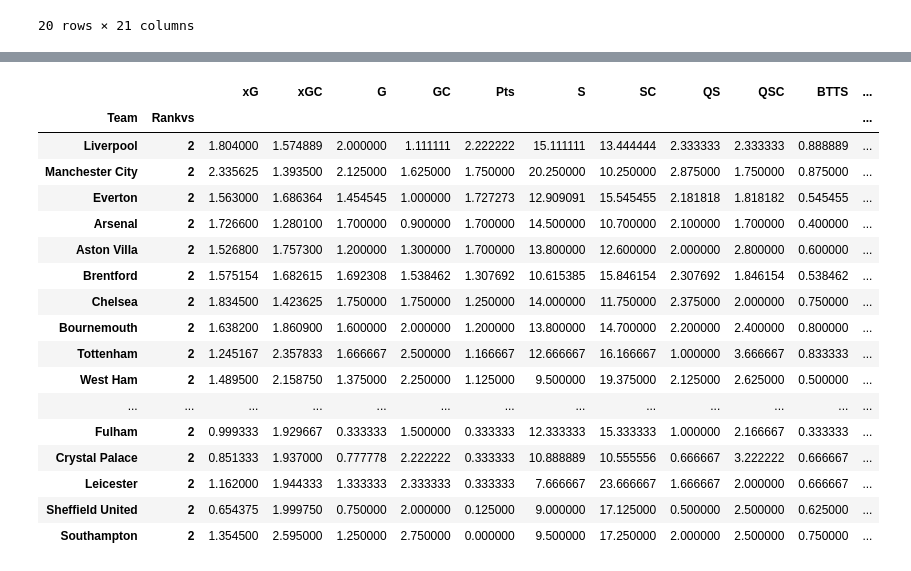
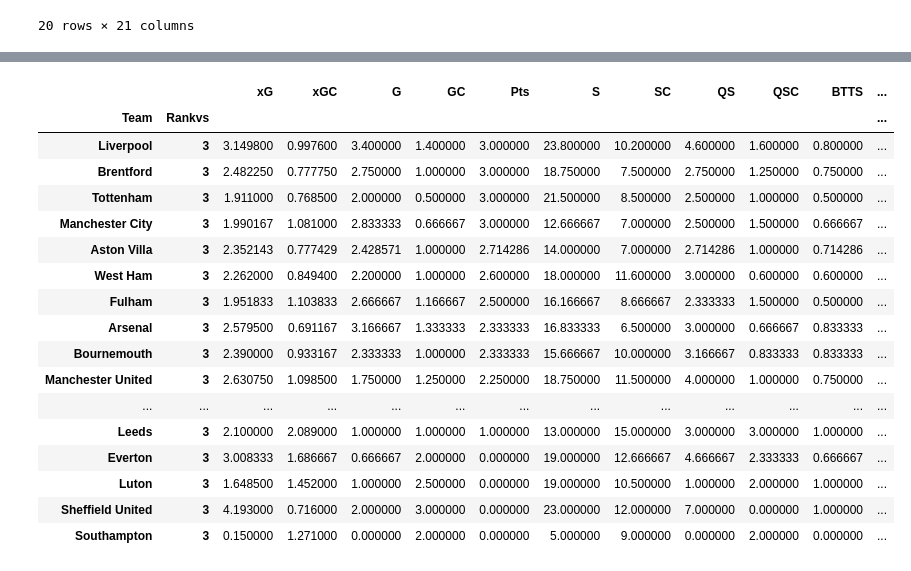
Before and after one commit to rpenn97/score_prediction_tool, a Jupyter notebook: Backend/Dataframe_generator.ipynb, the cells around one changed output, grey strips where cells are left out. Drawn from its saved outputs; the diff is of its cells as text; code cells hidden in the pictures.

```diff
--- a/Backend/Dataframe_generator.ipynb
+++ b/Backend/Dataframe_generator.ipynb
@@ -319,4 +310,6 @@ eng_r2_a_df
 # %%
+# Tables based on dataframes for rankvs against ranks 1,2 and 3
+
 def home_away_rank_table(df):
     # changes to df
     df['match_ID'] = df['ID'].apply(lambda x:x[-5:])
@@ -381,49 +374,49 @@ def home_away_rank_table(df):
     r2_h_table['home?'] = 1
     r3_h_table['home?'] = 1
     r1_a_table['home?'] = 0
     r2_a_table['home?'] = 0
     r3_a_table['home?'] = 0
 
     r1_h_table['GD'] = r1_h_table['G'] - r1_h_table['GC']
     r2_h_table['GD'] = r2_h_table['G'] - r2_h_table['GC']
     r3_h_table['GD'] = r3_h_table['G'] - r3_h_table['GC']
     r1_a_table['GD'] = r1_a_table['G'] - r1_a_table['GC']
     r2_a_table['GD'] = r2_a_table['G'] - r2_a_table['GC']
     r3_a_table['GD'] = r3_a_table['G'] - r3_a_table['GC']
 
     r1_h_table = r1_h_table.sort_values('Pts', ascending=False)
     r2_h_table = r2_h_table.sort_values('Pts', ascending=False)
     r3_h_table = r3_h_table.sort_values('Pts', ascending=False)
     r1_a_table = r1_a_table.sort_values('Pts', ascending=False)
     r2_a_table = r2_a_table.sort_values('Pts', ascending=False)
     r3_a_table = r3_a_table.sort_values('Pts', ascending=False)
 
     return r1_h_table, r2_h_table, r3_h_table, r1_a_table, r2_a_table, r3_a_table
 
 r1_h_eng,r2_h_eng,r3_h_eng,r1_a_eng,r2_a_eng,r3_a_eng = home_away_rank_table(eng_df_updated)
 r1_h_fra,r2_h_fra,r3_h_fra,r1_a_fra,r2_a_fra,r3_a_fra = home_away_rank_table(fra_df_updated)
 r1_h_ger,r2_h_ger,r3_h_ger,r1_a_ger,r2_a_ger,r3_a_ger = home_away_rank_table(ger_df_updated)
 r1_h_ita,r2_h_ita,r3_h_ita,r1_a_ita,r2_a_ita,r3_a_ita = home_away_rank_table(ita_df_updated)
 r1_h_spa,r2_h_spa,r3_h_spa,r1_a_spa,r2_a_spa,r3_a_spa = home_away_rank_table(spa_df_updated)
-r2_a_eng
+r3_h_eng
 # %% [output]
 |  |  | xG | xGC | G | GC | Pts | S | SC | QS | QSC | BTTS | ... |
 | Team | Rankvs |  |  |  |  |  |  |  |  |  |  | ... |
-| Liverpool | 2 | 1.804000 | 1.574889 | 2.000000 | 1.111111 | 2.222222 | 15.111111 | 13.444444 | 2.333333 | 2.333333 | 0.888889 | ... |
-| Manchester City | 2 | 2.335625 | 1.393500 | 2.125000 | 1.625000 | 1.750000 | 20.250000 | 10.250000 | 2.875000 | 1.750000 | 0.875000 | ... |
-| Everton | 2 | 1.563000 | 1.686364 | 1.454545 | 1.000000 | 1.727273 | 12.909091 | 15.545455 | 2.181818 | 1.818182 | 0.545455 | ... |
-| Arsenal | 2 | 1.726600 | 1.280100 | 1.700000 | 0.900000 | 1.700000 | 14.500000 | 10.700000 | 2.100000 | 1.700000 | 0.400000 | ... |
-| Aston Villa | 2 | 1.526800 | 1.757300 | 1.200000 | 1.300000 | 1.700000 | 13.800000 | 12.600000 | 2.000000 | 2.800000 | 0.600000 | ... |
-| Brentford | 2 | 1.575154 | 1.682615 | 1.692308 | 1.538462 | 1.307692 | 10.615385 | 15.846154 | 2.307692 | 1.846154 | 0.538462 | ... |
-| Chelsea | 2 | 1.834500 | 1.423625 | 1.750000 | 1.750000 | 1.250000 | 14.000000 | 11.750000 | 2.375000 | 2.000000 | 0.750000 | ... |
-| Bournemouth | 2 | 1.638200 | 1.860900 | 1.600000 | 2.000000 | 1.200000 | 13.800000 | 14.700000 | 2.200000 | 2.400000 | 0.800000 | ... |
-| Tottenham | 2 | 1.245167 | 2.357833 | 1.666667 | 2.500000 | 1.166667 | 12.666667 | 16.166667 | 1.000000 | 3.666667 | 0.833333 | ... |
-| West Ham | 2 | 1.489500 | 2.158750 | 1.375000 | 2.250000 | 1.125000 | 9.500000 | 19.375000 | 2.125000 | 2.625000 | 0.500000 | ... |
+| Liverpool | 3 | 3.149800 | 0.997600 | 3.400000 | 1.400000 | 3.000000 | 23.800000 | 10.200000 | 4.600000 | 1.600000 | 0.800000 | ... |
+| Brentford | 3 | 2.482250 | 0.777750 | 2.750000 | 1.000000 | 3.000000 | 18.750000 | 7.500000 | 2.750000 | 1.250000 | 0.750000 | ... |
+| Tottenham | 3 | 1.911000 | 0.768500 | 2.000000 | 0.500000 | 3.000000 | 21.500000 | 8.500000 | 2.500000 | 1.000000 | 0.500000 | ... |
+| Manchester City | 3 | 1.990167 | 1.081000 | 2.833333 | 0.666667 | 3.000000 | 12.666667 | 7.000000 | 2.500000 | 1.500000 | 0.666667 | ... |
+| Aston Villa | 3 | 2.352143 | 0.777429 | 2.428571 | 1.000000 | 2.714286 | 14.000000 | 7.000000 | 2.714286 | 1.000000 | 0.714286 | ... |
+| West Ham | 3 | 2.262000 | 0.849400 | 2.200000 | 1.000000 | 2.600000 | 18.000000 | 11.600000 | 3.000000 | 0.600000 | 0.600000 | ... |
+| Fulham | 3 | 1.951833 | 1.103833 | 2.666667 | 1.166667 | 2.500000 | 16.166667 | 8.666667 | 2.333333 | 1.500000 | 0.500000 | ... |
+| Arsenal | 3 | 2.579500 | 0.691167 | 3.166667 | 1.333333 | 2.333333 | 16.833333 | 6.500000 | 3.000000 | 0.666667 | 0.833333 | ... |
+| Bournemouth | 3 | 2.390000 | 0.933167 | 2.333333 | 1.000000 | 2.333333 | 15.666667 | 10.000000 | 3.166667 | 0.833333 | 0.833333 | ... |
+| Manchester United | 3 | 2.630750 | 1.098500 | 1.750000 | 1.250000 | 2.250000 | 18.750000 | 11.500000 | 4.000000 | 1.000000 | 0.750000 | ... |
 | ... | ... | ... | ... | ... | ... | ... | ... | ... | ... | ... | ... | ... |
-| Fulham | 2 | 0.999333 | 1.929667 | 0.333333 | 1.500000 | 0.333333 | 12.333333 | 15.333333 | 1.000000 | 2.166667 | 0.333333 | ... |
-| Crystal Palace | 2 | 0.851333 | 1.937000 | 0.777778 | 2.222222 | 0.333333 | 10.888889 | 10.555556 | 0.666667 | 3.222222 | 0.666667 | ... |
-| Leicester | 2 | 1.162000 | 1.944333 | 1.333333 | 2.333333 | 0.333333 | 7.666667 | 23.666667 | 1.666667 | 2.000000 | 0.666667 | ... |
-| Sheffield United | 2 | 0.654375 | 1.999750 | 0.750000 | 2.000000 | 0.125000 | 9.000000 | 17.125000 | 0.500000 | 2.500000 | 0.625000 | ... |
-| Southampton | 2 | 1.354500 | 2.595000 | 1.250000 | 2.750000 | 0.000000 | 9.500000 | 17.250000 | 2.000000 | 2.500000 | 0.750000 | ... |
+| Leeds | 3 | 2.100000 | 2.089000 | 1.000000 | 1.000000 | 1.000000 | 13.000000 | 15.000000 | 3.000000 | 3.000000 | 1.000000 | ... |
+| Everton | 3 | 3.008333 | 1.686667 | 0.666667 | 2.000000 | 0.000000 | 19.000000 | 12.666667 | 4.666667 | 2.333333 | 0.666667 | ... |
+| Luton | 3 | 1.648500 | 1.452000 | 1.000000 | 2.500000 | 0.000000 | 19.000000 | 10.500000 | 1.000000 | 2.000000 | 1.000000 | ... |
+| Sheffield United | 3 | 4.193000 | 0.716000 | 2.000000 | 3.000000 | 0.000000 | 23.000000 | 12.000000 | 7.000000 | 0.000000 | 1.000000 | ... |
+| Southampton | 3 | 0.150000 | 1.271000 | 0.000000 | 2.000000 | 0.000000 | 5.000000 | 9.000000 | 0.000000 | 2.000000 | 0.000000 | ... |
 # %%
 # ML DFs for Rank vs Rank training
```
Also changed, not shown: parts of 9 cells of this notebook, 2 other files.
